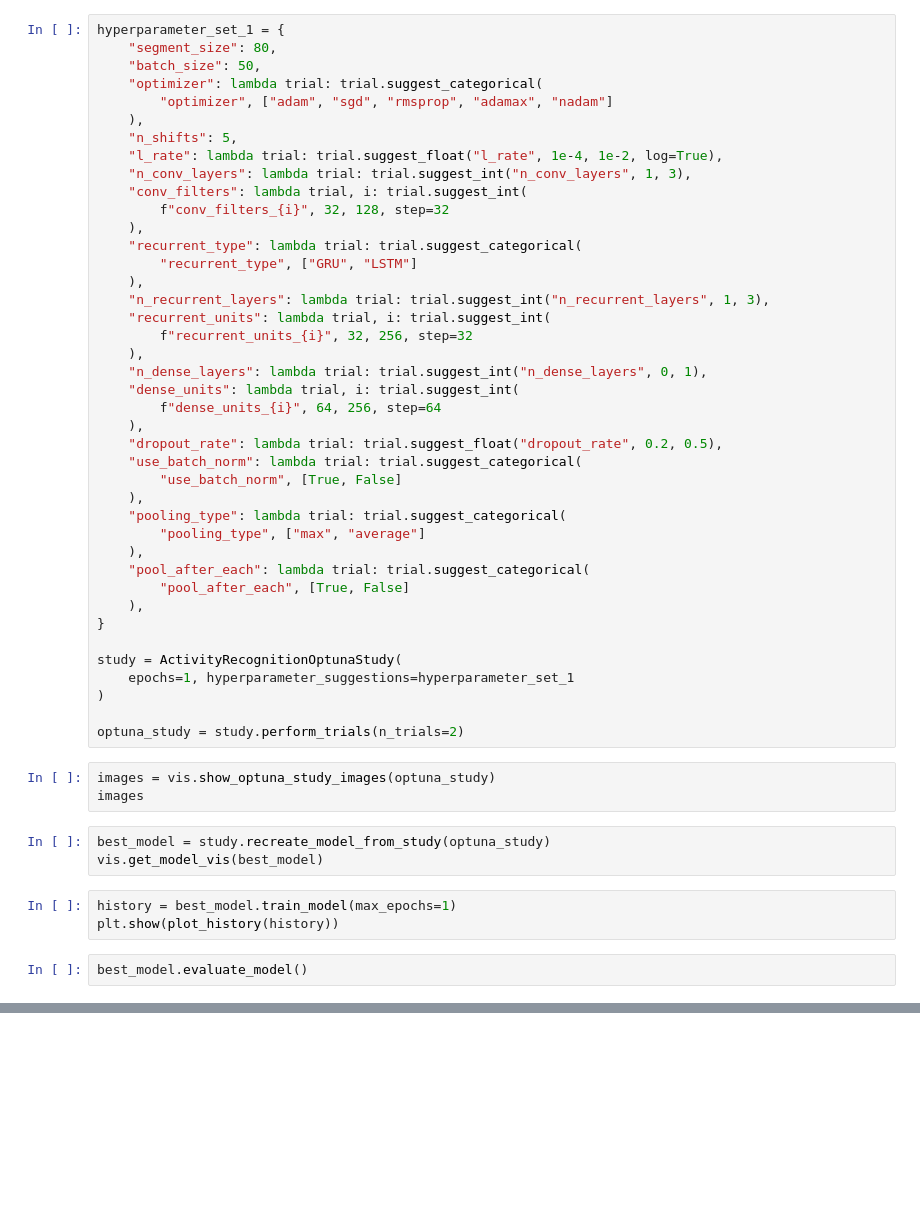
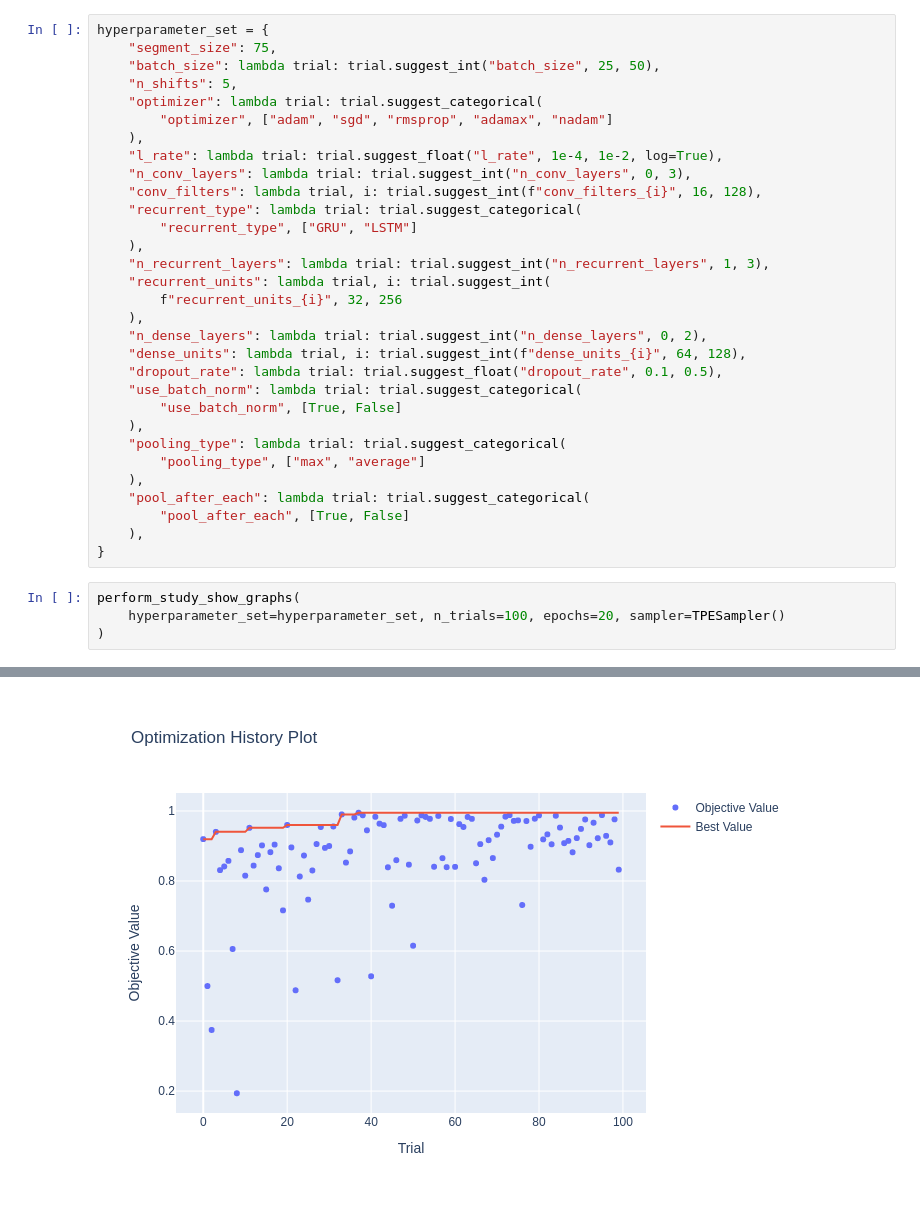
Before and after one commit to mdarnowski/mhealth_masters, a Jupyter notebook: notebooks/models/opt_arch.ipynb, the cells around one changed output, grey strips where cells are left out. Drawn from its saved outputs; the diff is of its cells as text; blank space fills up the shorter version.

```diff
--- a/notebooks/models/opt_arch.ipynb
+++ b/notebooks/models/opt_arch.ipynb
@@ -7,28 +6,24 @@ from util import vis
 # %%
-hyperparameter_set_1 = {
-    "segment_size": 80,
-    "batch_size": 50,
+hyperparameter_set = {
+    "segment_size": 75,
+    "batch_size": lambda trial: trial.suggest_int("batch_size", 25, 50),
+    "n_shifts": 5,
     "optimizer": lambda trial: trial.suggest_categorical(
         "optimizer", ["adam", "sgd", "rmsprop", "adamax", "nadam"]
     ),
-    "n_shifts": 5,
     "l_rate": lambda trial: trial.suggest_float("l_rate", 1e-4, 1e-2, log=True),
-    "n_conv_layers": lambda trial: trial.suggest_int("n_conv_layers", 1, 3),
-    "conv_filters": lambda trial, i: trial.suggest_int(
-        f"conv_filters_{i}", 32, 128, step=32
-    ),
+    "n_conv_layers": lambda trial: trial.suggest_int("n_conv_layers", 0, 3),
+    "conv_filters": lambda trial, i: trial.suggest_int(f"conv_filters_{i}", 16, 128),
     "recurrent_type": lambda trial: trial.suggest_categorical(
         "recurrent_type", ["GRU", "LSTM"]
     ),
     "n_recurrent_layers": lambda trial: trial.suggest_int("n_recurrent_layers", 1, 3),
     "recurrent_units": lambda trial, i: trial.suggest_int(
-        f"recurrent_units_{i}", 32, 256, step=32
+        f"recurrent_units_{i}", 32, 256
     ),
-    "n_dense_layers": lambda trial: trial.suggest_int("n_dense_layers", 0, 1),
-    "dense_units": lambda trial, i: trial.suggest_int(
-        f"dense_units_{i}", 64, 256, step=64
-    ),
-    "dropout_rate": lambda trial: trial.suggest_float("dropout_rate", 0.2, 0.5),
+    "n_dense_layers": lambda trial: trial.suggest_int("n_dense_layers", 0, 2),
+    "dense_units": lambda trial, i: trial.suggest_int(f"dense_units_{i}", 64, 128),
+    "dropout_rate": lambda trial: trial.suggest_float("dropout_rate", 0.1, 0.5),
     "use_batch_norm": lambda trial: trial.suggest_categorical(
         "use_batch_norm", [True, False]
     ),
@@ -39,20 +34,8 @@ hyperparameter_set_1 = {
         "pool_after_each", [True, False]
     ),
 }
-
-study = ActivityRecognitionOptunaStudy(
-    epochs=1, hyperparameter_suggestions=hyperparameter_set_1
-)
-
-optuna_study = study.perform_trials(n_trials=2)
-# %%
-images = vis.show_optuna_study_images(optuna_study)
-images
-# %%
-best_model = study.recreate_model_from_study(optuna_study)
-vis.get_model_vis(best_model)
-# %%
-history = best_model.train_model(max_epochs=1)
-plt.show(plot_history(history))
-# %%
-best_model.evaluate_model()
+# %%
+perform_study_show_graphs(
+    hyperparameter_set=hyperparameter_set, n_trials=100, epochs=20, sampler=TPESampler()
+)
+# %% [output]
@@ -58,0 +59 @@ best_model.evaluate_model()
+[figure, added]
```
Also changed, not shown: parts of 5 cells of this notebook.
